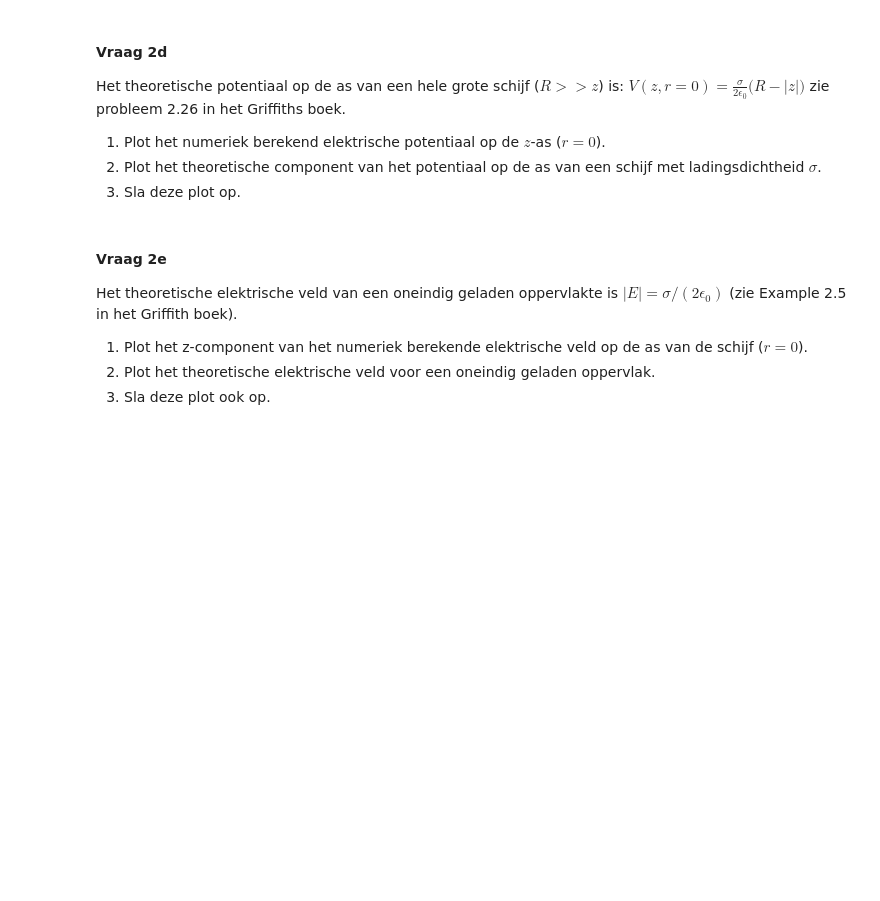
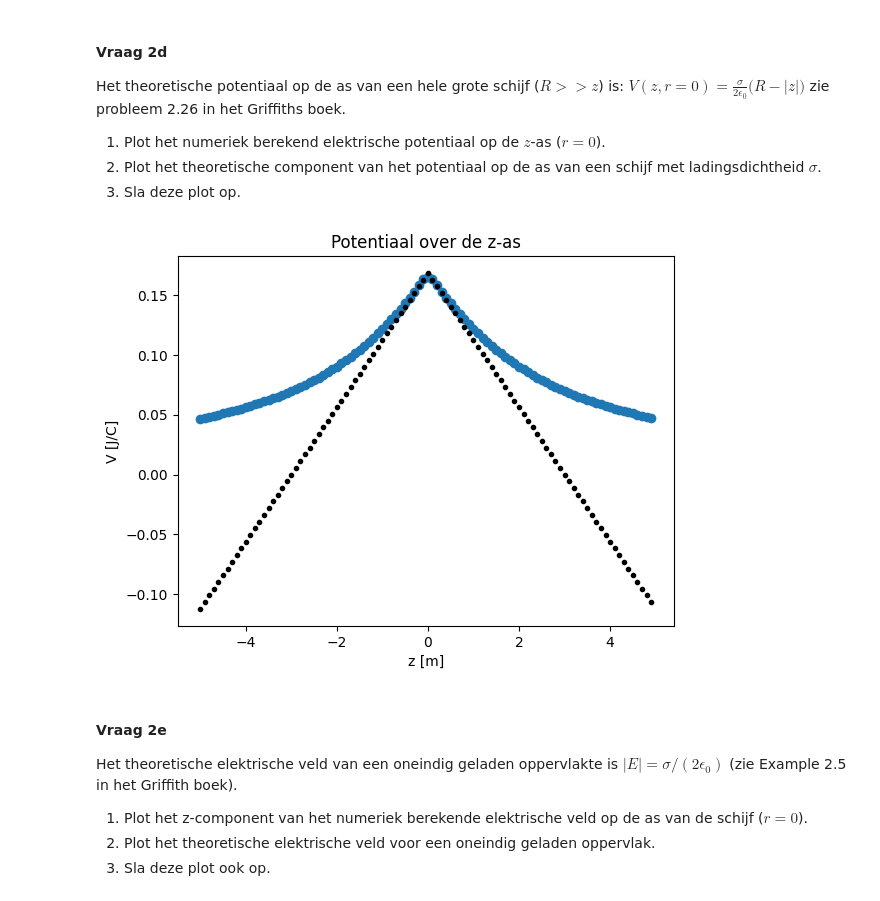
Before and after one commit to FS314159265358979323846264338/opdrachten-DEF-D, a Jupyter notebook: DigitaleOntwerpopdrachten/1CondensatorOpdracht/CondensatorOntwerpopdracht.ipynb, the cells around one changed output. Cells and saved outputs as stored; diff of their text form; code cells hidden in the pictures; blank space fills up the shorter version.

```diff
--- a/DigitaleOntwerpopdrachten/1CondensatorOpdracht/CondensatorOntwerpopdracht.ipynb
+++ b/DigitaleOntwerpopdrachten/1CondensatorOpdracht/CondensatorOntwerpopdracht.ipynb
@@ -190,4 +192,7 @@ Het aantal punten dat gebruikt wordt om de schijf te creëren is number_point_ch
 # %%
 ###
 ###Hier jouw code###
+sigma = (number_point_charges_on_disk*charge_one_point)/(np.pi*disk_radius**2)
+
+print("De ladingsdichtheid van de schijf is %.3e C/m^2" % sigma)
 ###
@@ -228,7 +245,18 @@ zie probleem 2.26 in het Griffiths boek.
 # %%
 ###
 ###Hier jouw code###
+theoretisch_V = sigma*(disk_radius-np.abs(z))/(2*epsilon0)
+plt.figure()
+plt.plot(z, V[:,0], "o-", label="numeriek potentiaal")
+plt.plot(z,theoretisch_V,'k.')
+plt.xlabel('z [m]')
+plt.ylabel( 'V [J/C]')
+plt.title('Potentiaal over de z-as')
+plt.savefig('2d_potentiaal_z-as.png')
+plt.show()
 ###
+# %% [output]
+[figure, added]
 # %% [markdown]
 #### Vraag 2e
 
```
Also changed, not shown: parts of 3 cells of this notebook, 1 other file.
